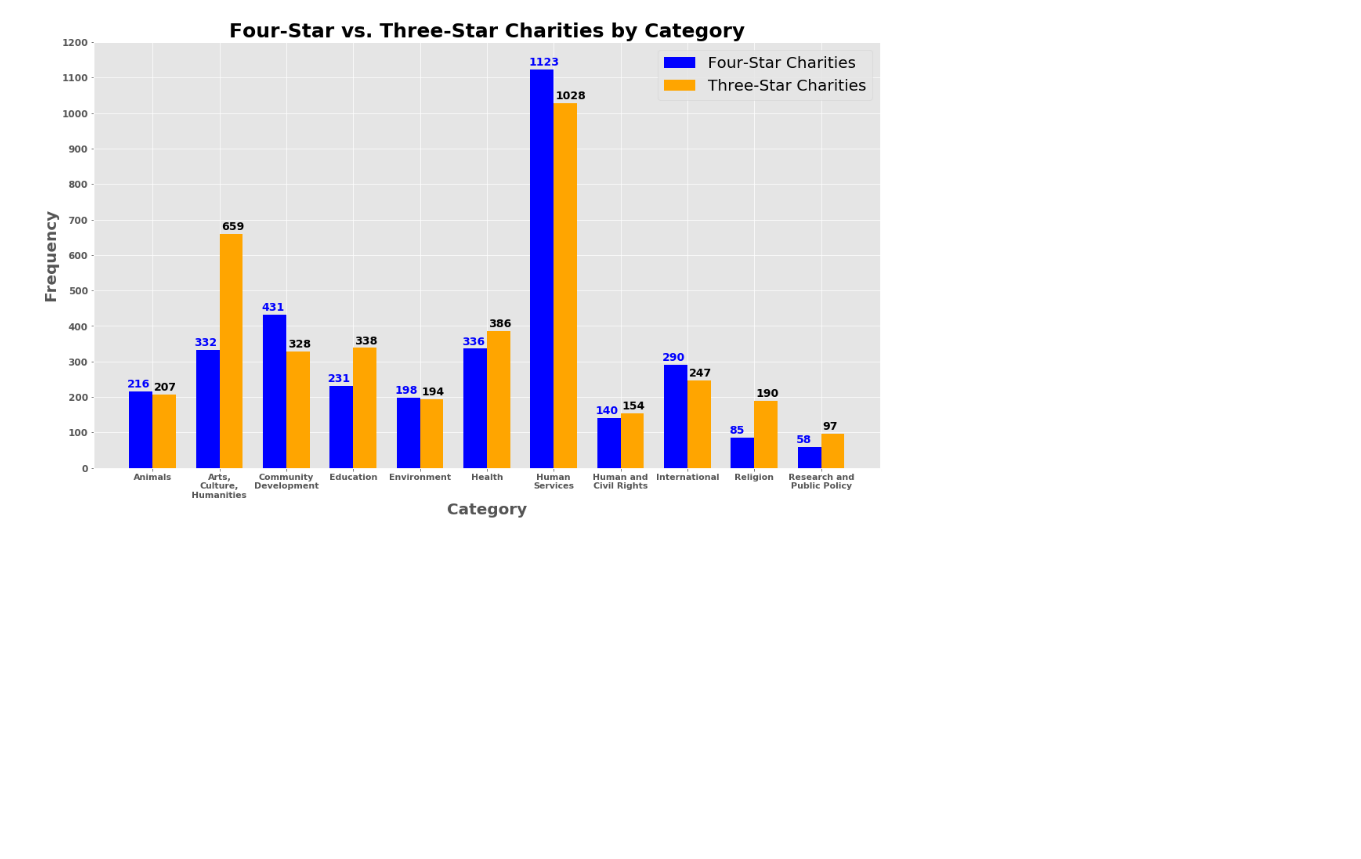
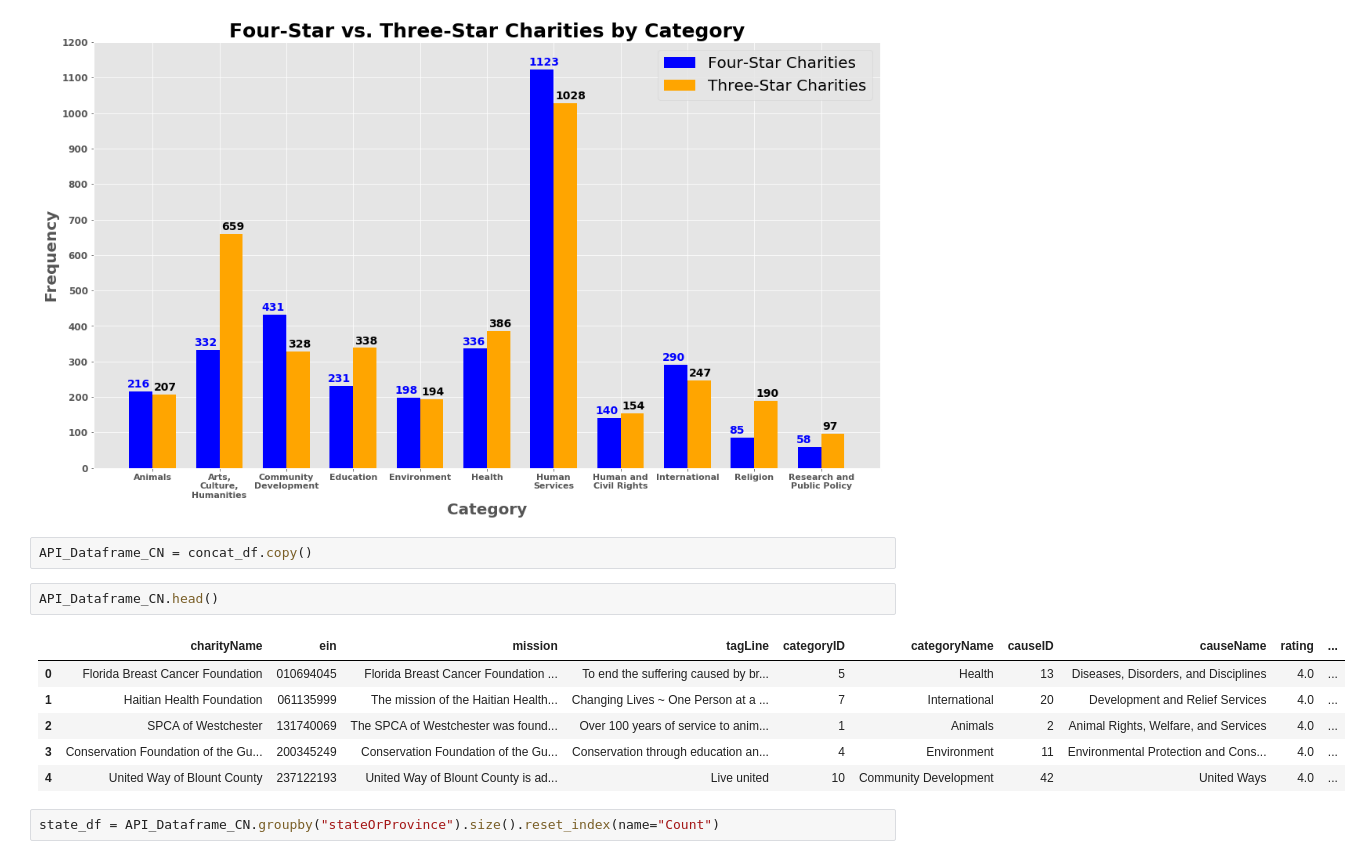
Before and after one commit to jackvessa/Capstone1_Givz_EDA, a Jupyter notebook: Charity_Navigator_API_Optimized.ipynb, the cells around one changed output. Cells and saved outputs as stored; diff of their text form; blank space fills up the shorter version.

```diff
--- a/Charity_Navigator_API_Optimized.ipynb
+++ b/Charity_Navigator_API_Optimized.ipynb
@@ -451,3 +456,16 @@ ax.legend(prop={'size': 20});
 # plt.savefig("Four_Star_vs_Three_Star_Categories")
 # %% [output]
 [figure]
+# %%
+API_Dataframe_CN = concat_df.copy()
+# %%
+API_Dataframe_CN.head()
+# %% [output]
+|  | charityName | ein | mission | tagLine | categoryID | categoryName | causeID | causeName | rating | ... |
+| 0 | Florida Breast Cancer Foundation | 010694045 | Florida Breast Cancer Foundation ... | To end the suffering caused by br... | 5 | Health | 13 | Diseases, Disorders, and Disciplines | 4.0 | ... |
+| 1 | Haitian Health Foundation | 061135999 | The mission of the Haitian Health... | Changing Lives ~ One Person at a ... | 7 | International | 20 | Development and Relief Services | 4.0 | ... |
+| 2 | SPCA of Westchester | 131740069 | The SPCA of Westchester was found... | Over 100 years of service to anim... | 1 | Animals | 2 | Animal Rights, Welfare, and Services | 4.0 | ... |
+| 3 | Conservation Foundation of the Gu... | 200345249 | Conservation Foundation of the Gu... | Conservation through education an... | 4 | Environment | 11 | Environmental Protection and Cons... | 4.0 | ... |
+| 4 | United Way of Blount County | 237122193 | United Way of Blount County is ad... | Live united | 10 | Community Development | 42 | United Ways | 4.0 | ... |
+# %%
+state_df = API_Dataframe_CN.groupby("stateOrProvince").size().reset_index(name="Count")
```
Also changed, not shown: parts of 3 cells of this notebook, 3 other files.
